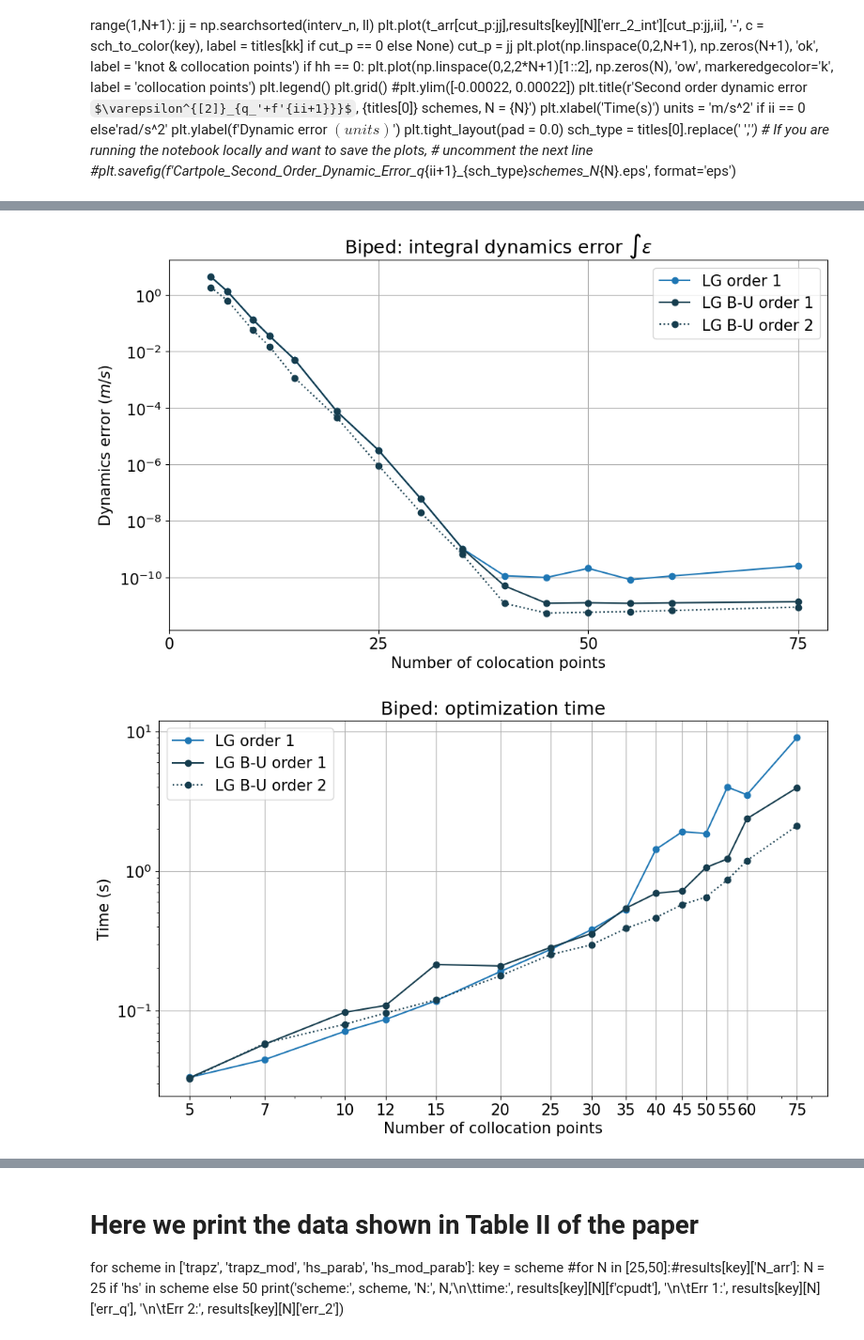
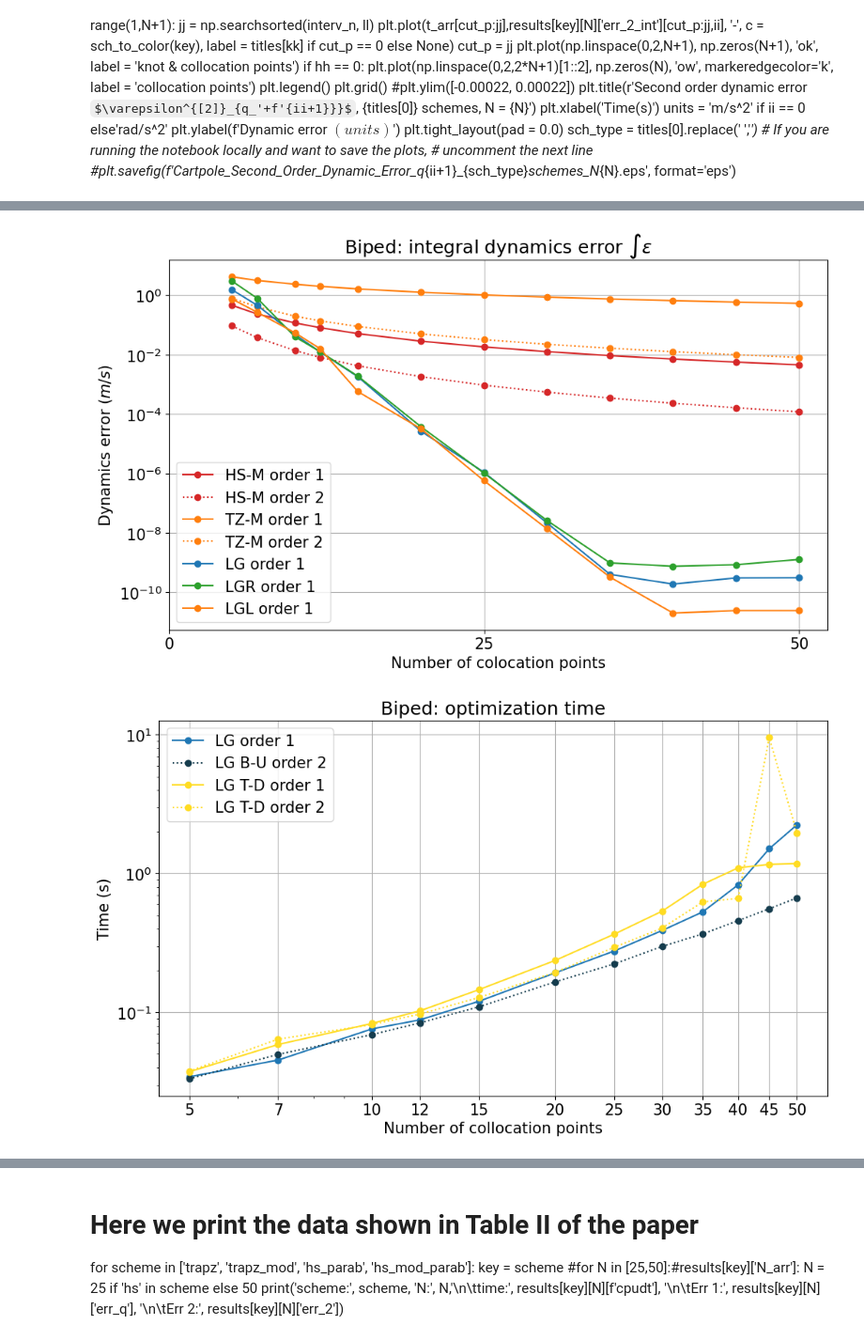
Before and after one commit to AunSiro/Cosejas_IRI, a Jupyter notebook: Casadi/Five-link-biped-all-schemes.ipynb, the cells around one changed output, grey strips where cells are left out. Shown at 94% size. Saved outputs shown, nothing was run; the diff lists cells and outputs as text; code cells hidden in the pictures; some formulas as TeX source.

Commit message:
five link biped all schemes

```diff
--- a/Casadi/Five-link-biped-all-schemes.ipynb
+++ b/Casadi/Five-link-biped-all-schemes.ipynb
@@ -865,20 +990,21 @@ for key in results.keys():
             }
             res['error'] = errors
         else:
-            errors = dynamic_errors(
-                res,
-                F_nump,
-                dynamics_error_mode = 'q',
-                problem_order=2,
-                scheme_order=2,
-                x_interp=None,
-                u_interp=None,
-                n_interp=n_interp,
-            )
+            if 'errors' not in res.keys():
+                errors = dynamic_errors(
+                    res,
+                    F_nump,
+                    dynamics_error_mode = 'q',
+                    problem_order=2,
+                    scheme_order=2,
+                    x_interp=None,
+                    u_interp=None,
+                    n_interp=n_interp,
+                )
             #res['error'] = errors
         dyn_err_q = errors['compat_err_1_interp']
         dyn_err_2 = errors['dyn_err_interp']
-        t_arr = np.linspace(0,2, n_interp)
+        t_arr = np.linspace(0,0.7, n_interp)
         tot_dyn_err_q = total_state_error(t_arr, dyn_err_q)
         tot_dyn_err_2 = total_state_error(t_arr, dyn_err_2)
         errors['err_q'] = tot_dyn_err_q
@@ -1166,22 +1298,28 @@ from chords.util import save_fig
 data_array = ['err_q_acum','err_v_acum','err_2_acum','cpudt']
 schemes = [
     #'LG2_2',
-    #'hsn_parab_1',
-    #'hsn_parab_2',
+    'hsn_parab_1',
+    'hsn_parab_2',
+    'trapz_n_1',
+    'trapz_n_2',
     'LG_1',
-    #'LGR_1',
-    #'LGL_1',
+    'LGR_1',
+    'LGL_1',
     #'CG_1',
-    'BU_LG_1',
-    'BU_LG_2',
+    #'BU_LG_1',
+    #'BU_LG_2',
     #'BU_LGR_1',
     #'BU_LGR_2',
     #'BU_LGL_1',
-    #'BU_LGL_2'
+    #'BU_LGL_2',
     #'BU_CG_1',
     #'BU_CG_2',
     #'TD_LG_1',
     #'TD_LG_2',
+    #'TD_LGR_1',
+    #'TD_LGR_2',
+    #'TD_LGL_1',
+    #'TD_LGL_2',
     #'TD_CG_1',
     #'TD_CG_2',
 ]
@@ -1204,36 +1342,63 @@ for qq in range(1):
         N_arr = results[key]['N_arr']
         if len(results[key][data_key].shape) == 1:
             plt.plot(N_arr,
              results[key][data_key],
              **plot_kw)
         else:
             plt.plot(N_arr,
              results[key][data_key][:,qq],
              **plot_kw)
     plt.yscale('log')
     #ticks = np.array(results[key]['N_arr'])
     ticks = np.arange(0, results[key]['N_arr'][-1]+1, 25)
     plt.xticks(ticks, labels=ticks)
     plt.xlabel('Number of colocation points')
     plt.grid()
     plt.legend()#loc = 'lower left'
     units = 'm/s' if qq == 0 else'rad/s'
     plt.ylabel(f'Dynamics error $({units})$')
     plt.tight_layout(pad = 0.0)
     # If you are running the notebook locally and want to save the plots,
     # uncomment the next line
     if save:
         save_fig(
             problem_name = 'five_link',
             graph_name = 'integ_dyn_error',
             schemes_printed = schemes,
-            save_format = 'pdf',
+            save_format = 'png',
             N = None,
             q_counter = None,
         )
 # %% [output]
-[figure, old version]
+[figure, new version]
 # %%
+schemes = [
+    #'LG2_2',
+    #'hsn_parab_1',
+    #'hsn_parab_2',
+    #'trapz_n_1',
+    #'trapz_n_2',
+    'LG_1',
+    #'LGR_1',
+    #'LGL_1',
+    #'CG_1',
+    #'BU_LG_1',
+    'BU_LG_2',
+    #'BU_LGR_1',
+    #'BU_LGR_2',
+    #'BU_LGL_1',
+    #'BU_LGL_2',
+    #'BU_CG_1',
+    #'BU_CG_2',
+    'TD_LG_1',
+    'TD_LG_2',
+    #'TD_LGR_1',
+    #'TD_LGR_2',
+    #'TD_LGL_1',
+    #'TD_LGL_2',
+    #'TD_CG_1',
+    #'TD_CG_2',
+]
 plt.figure(figsize=[10,6])
 for key in schemes:#results.keys():
     scheme = results[key]['scheme']
@@ -1266,9 +1431,9 @@ if save:
         problem_name = 'five_link',
         graph_name = 'opt_time',
         schemes_printed = schemes,
-        save_format = 'pdf',
+        save_format = 'png',
         N = None,
         q_counter = None,
     )
 # %% [output]
-[figure, old version]
+[figure, new version]
```
Also changed, not shown: parts of 28 cells of this notebook.
